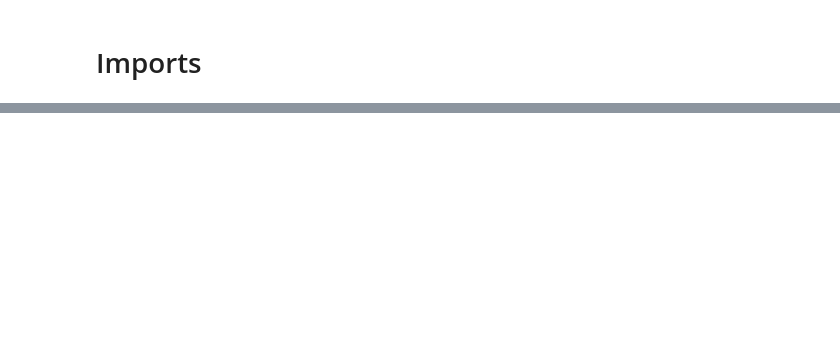
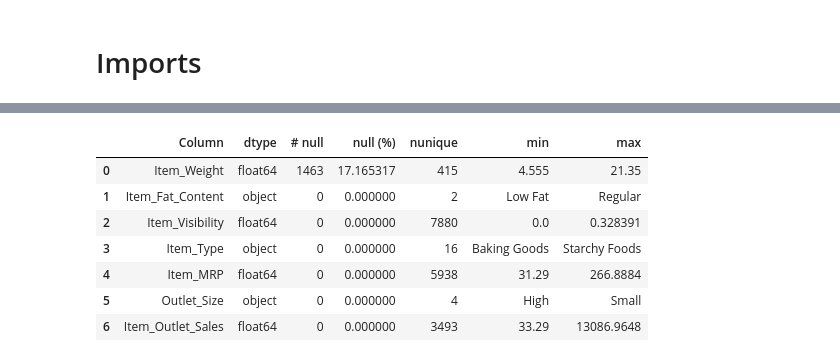
Before and after one commit to Sly-hexr/Prediction-of-Product-Sales, a Jupyter notebook: POPS-Revisited.ipynb, the cells around one changed output, grey strips where cells are left out. Saved outputs shown, nothing was run; the diff lists cells and outputs as text; code cells hidden in the pictures; blank space fills up the shorter version.

```diff
--- a/POPS-Revisited.ipynb
+++ b/POPS-Revisited.ipynb
@@ -1046,0 +111,2 @@ plot_categorical_vs_target(df, feature9);
+# %%
+df= df.drop(columns=['Item_Identifier','Outlet_Establishment_Year','Outlet_Type','Outlet_Location_Type','Outlet_Identifier'])
@@ -1046,0 +121,13 @@ plot_categorical_vs_target(df, feature9);
+# %%
+# confirm changes
+
+summarize_df(df)
+# %% [output]
+|  | Column | dtype | # null | null (%) | nunique | min | max |
+| 0 | Item_Weight | float64 | 1463 | 17.165317 | 415 | 4.555 | 21.35 |
+| 1 | Item_Fat_Content | object | 0 | 0.000000 | 2 | Low Fat | Regular |
+| 2 | Item_Visibility | float64 | 0 | 0.000000 | 7880 | 0.0 | 0.328391 |
+| 3 | Item_Type | object | 0 | 0.000000 | 16 | Baking Goods | Starchy Foods |
+| 4 | Item_MRP | float64 | 0 | 0.000000 | 5938 | 31.29 | 266.8884 |
+| 5 | Outlet_Size | object | 0 | 0.000000 | 4 | High | Small |
+| 6 | Item_Outlet_Sales | float64 | 0 | 0.000000 | 3493 | 33.29 | 13086.9648 |
```
Also changed, not shown: parts of 108 cells of this notebook.
